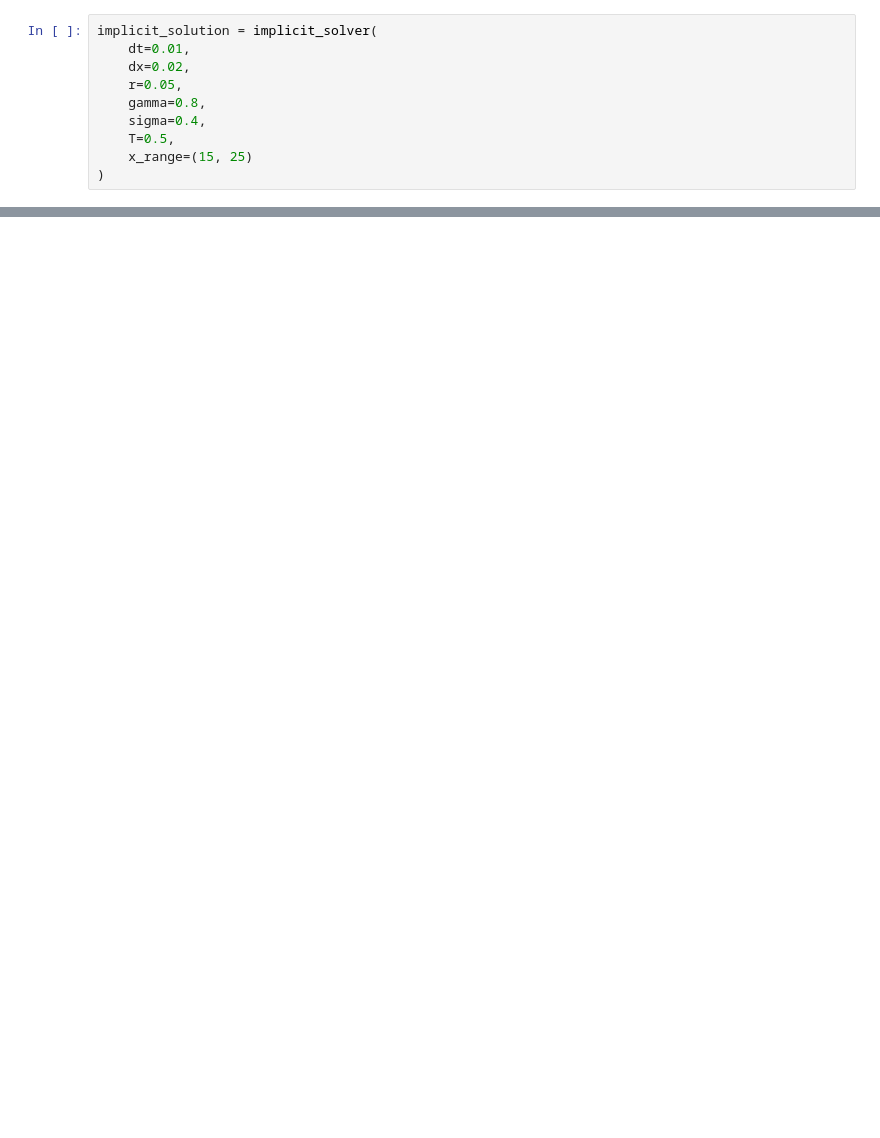
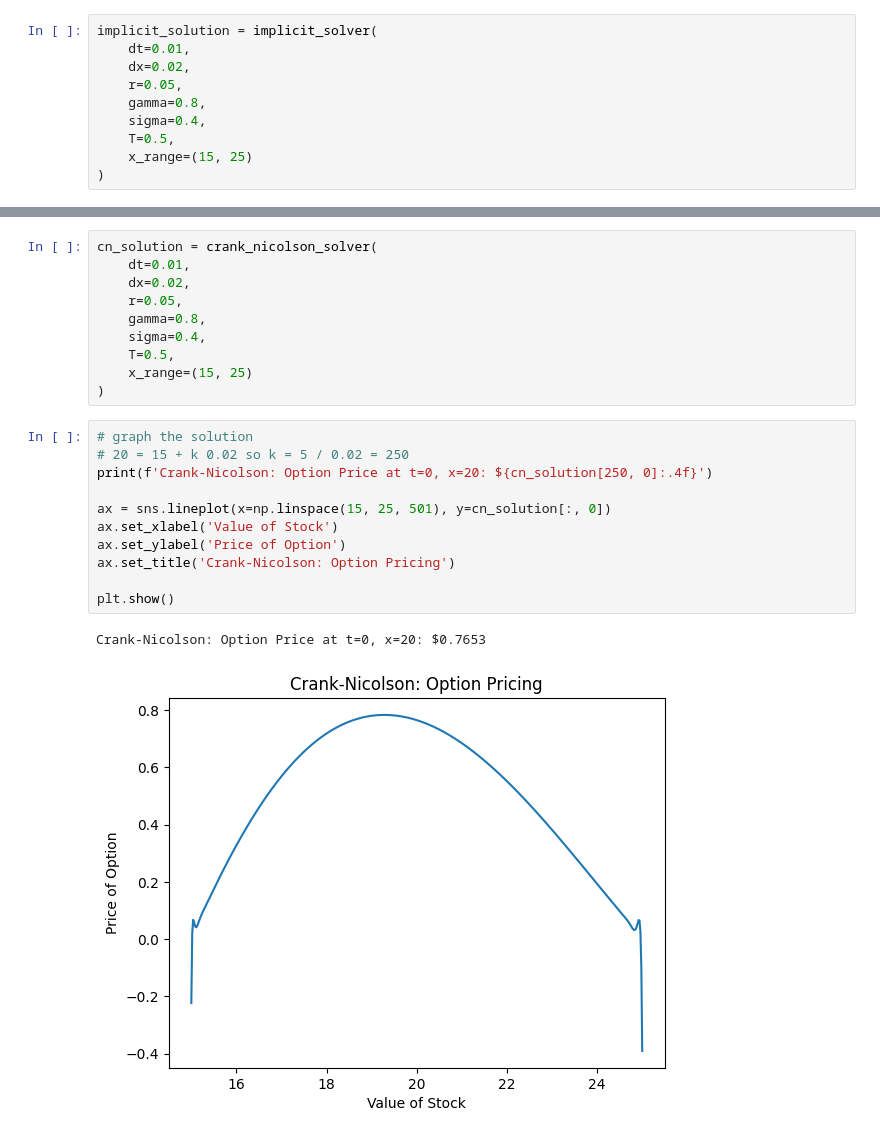
Before and after one commit to DanLeEpicMan/PSTAT-223C, a Jupyter notebook: hw2/hw2.ipynb, the cells around one changed output, grey strips where cells are left out. Saved outputs shown, nothing was run; the diff lists cells and outputs as text; blank space fills up the shorter version.

```diff
--- a/hw2/hw2.ipynb
+++ b/hw2/hw2.ipynb
@@ -130,0 +232,24 @@ Option Price at t=0, x=20: $0.7661
+# %%
+cn_solution = crank_nicolson_solver(
+    dt=0.01,
+    dx=0.02,
+    r=0.05,
+    gamma=0.8,
+    sigma=0.4,
+    T=0.5,
+    x_range=(15, 25)
+)
+# %%
+# graph the solution
+# 20 = 15 + k 0.02 so k = 5 / 0.02 = 250
+print(f'Crank-Nicolson: Option Price at t=0, x=20: ${cn_solution[250, 0]:.4f}')
+
+ax = sns.lineplot(x=np.linspace(15, 25, 501), y=cn_solution[:, 0])
+ax.set_xlabel('Value of Stock')
+ax.set_ylabel('Price of Option')
+ax.set_title('Crank-Nicolson: Option Pricing')
+
+plt.show()
+# %% [output]
+Crank-Nicolson: Option Price at t=0, x=20: $0.7653
+[figure, added]
```
Also changed, not shown: parts of 21 cells of this notebook, 1 other file.
